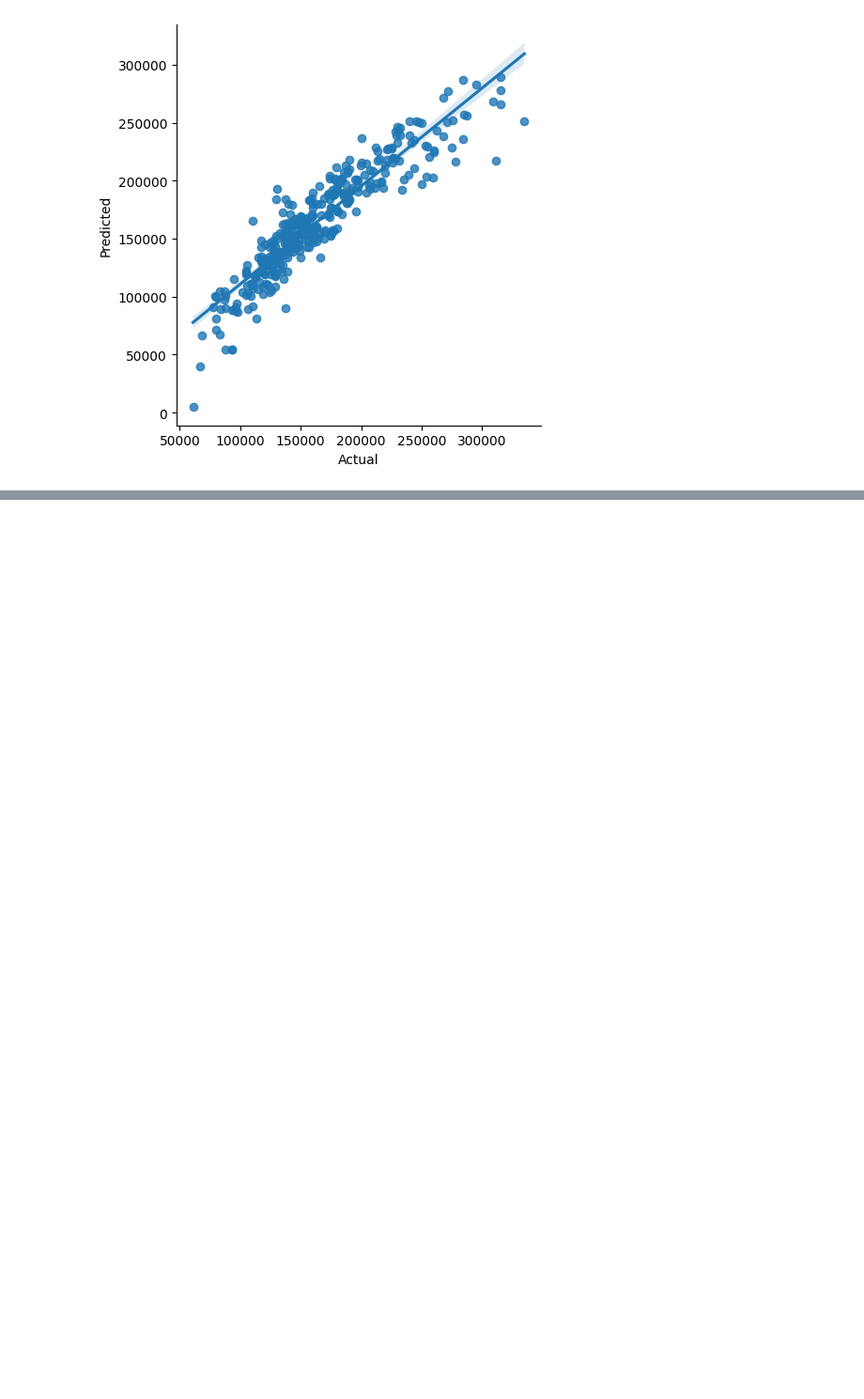
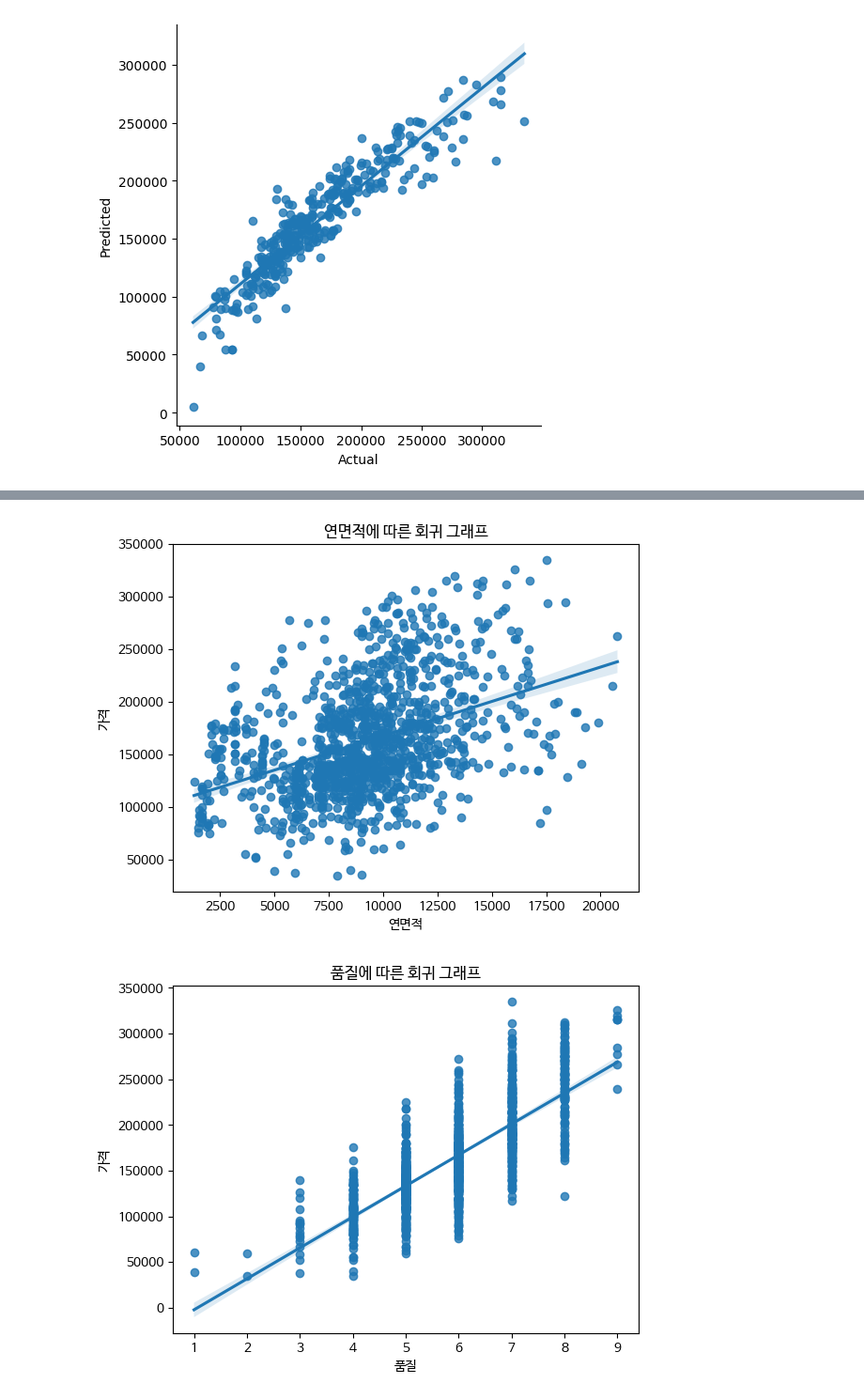
Before and after one commit to va4756/big_RaeJung, a Jupyter notebook: MachineLearning_이상철_ML01.ipynb, the cells around one changed output, grey strips where cells are left out. Shown at 94% size. Drawn from its saved outputs; the diff is of its cells as text; code cells hidden in the pictures; blank space fills up the shorter version.

```diff
--- a/MachineLearning_이상철_ML01.ipynb
+++ b/MachineLearning_이상철_ML01.ipynb
@@ -1038,0 +1226,11 @@ sns.lmplot(x='Actual', y='Predicted', data=output)
+# %%
+# 변수별 선형회귀 그래프
+numeric_features = ['연면적', '품질', '상태', '건축년도', '리모델링년도', '지하면적', '차고면적',
+       '면적_1층', '면적_2층']
+for var in numeric_features:
+    # print(var)
+    plt.figure()
+    sns.regplot(x=var, y='가격', data=housing_df).set(title=f"{var}에 따른 회귀 그래프")
+# %% [output]
+[figure, added]
+[figure, added]
```
Also changed, not shown: parts of 32 cells of this notebook.
